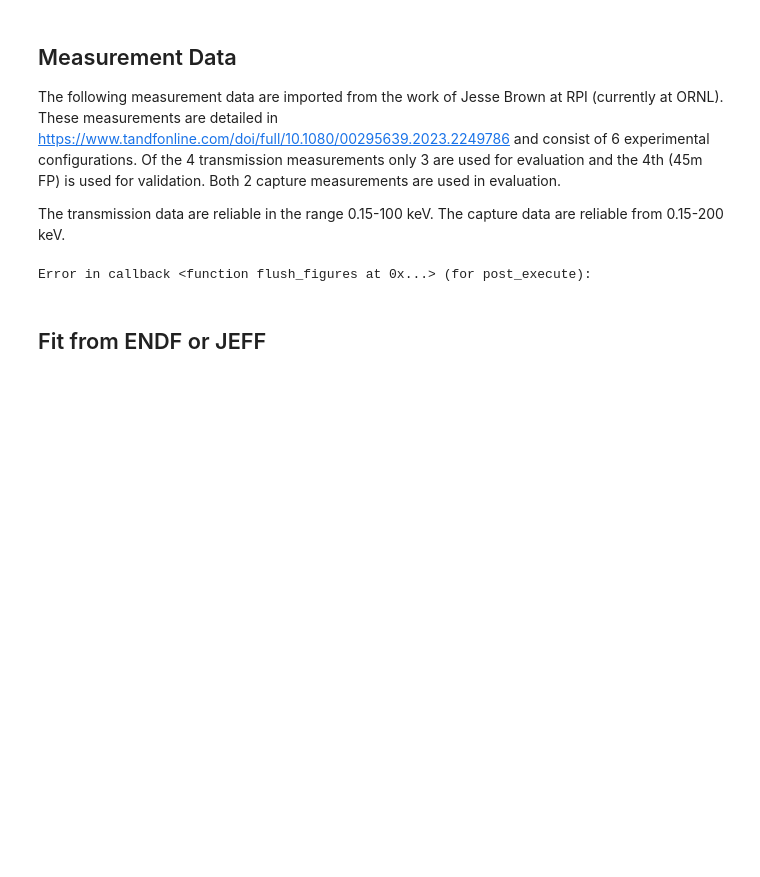
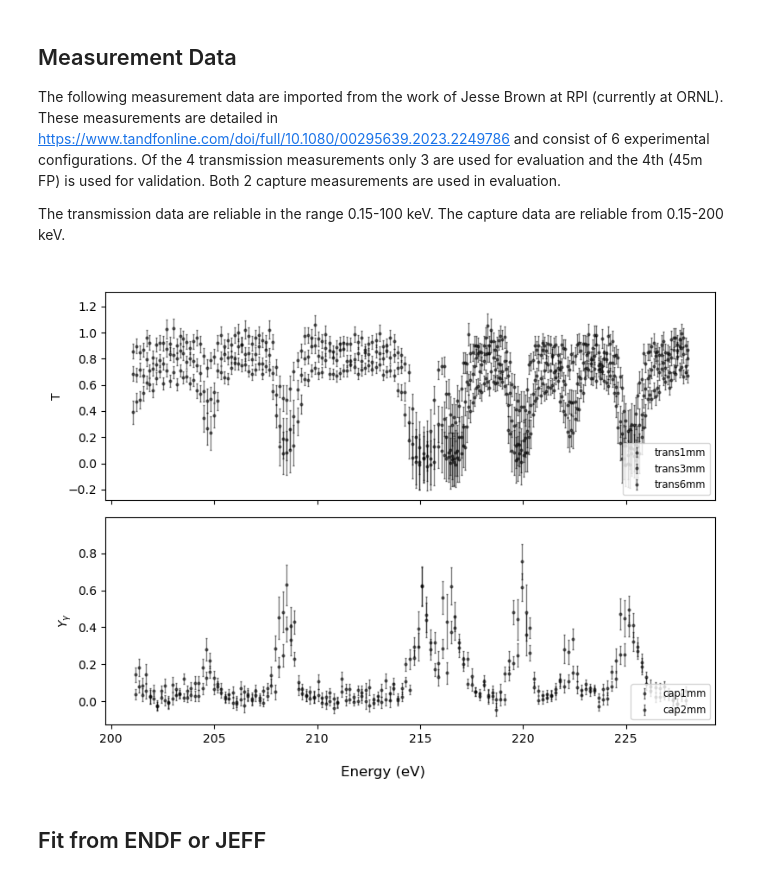
Before and after one commit to Naww137/ATARI, a Jupyter notebook: examples/Ta181_Analysis/AutoFitTa181.ipynb, the cells around one changed output. Saved outputs shown, nothing was run; the diff lists cells and outputs as text; code cells hidden in the pictures; blank space fills up the shorter version.

```diff
--- a/examples/Ta181_Analysis/AutoFitTa181.ipynb
+++ b/examples/Ta181_Analysis/AutoFitTa181.ipynb
@@ -46,12 +46,14 @@ def get_chw_and_upperE(E, FP):
 # Emax, chw = get_chw_and_upperE(capdat1.E, 45.27)
 # print(Emax)
 # print(chw)
+# energy_range_all = [150, 6000]
+energy_range_all = [201, 228]
 # %%
 ### 1mm capture data
 capdat1 = sammy_functions.readlst("./yield_ta1b_unsmooth.dat")
 expcap1 = Experimental_Model(title = "cap1mm",
                                 reaction ="capture",
-                                energy_range = [150, 6000],
+                                energy_range = energy_range_all,
                                 n = (0.005631, 0),
                                 FP = (45.27, 0.05),
                                 burst= (8.0,1.0),
@@ -69,7 +71,7 @@ capdat1 = capdat1[(capdat1.E<max(expcap1.energy_range)) & (capdat1.E>min(expcap1
 capdat2 = sammy_functions.readlst("./yield_ta2_unsmooth.dat")
 expcap2 = Experimental_Model(   title = "cap2mm",
                                 reaction = "capture",
-                                energy_range = [150, 6000],
+                                energy_range = energy_range_all,
                                 n = (0.011179, 0.0),
                                 FP = (45.27, 0.05),
                                 burst = (8.0,1.0),
@@ -89,7 +91,7 @@ transdat1_covfile = './trans-Ta-1mm.idc'
 chw, Emax = get_chw_and_upperE(transdat1.E, 100.14)
 exptrans1 = Experimental_Model(title = "trans1mm",
                                reaction = "transmission",
-                               energy_range = [150, 6000],
+                               energy_range = energy_range_all,
 
                                 n = (0.00566,0.0),
                                 FP = (100.14,0.0),
@@ -110,7 +112,7 @@ transdat3 = sammy_functions.readlst("./trans-Ta-3mm.twenty")
 transdat3_covfile = "./trans-Ta-3mm.idc"
 exptrans3 = Experimental_Model(title = "trans3mm",
                                reaction = "transmission",
-                               energy_range = [150, 6000],
+                               energy_range = energy_range_all,
 
                                 n = (0.017131,0.0),
                                 FP = (100.14,0.0),
@@ -132,7 +134,7 @@ transdat6 = sammy_functions.readlst("./trans-Ta-6mm.twenty")
 transdat6_covfile = "./trans-Ta-6mm.idc"
 exptrans6 = Experimental_Model(title = "trans6mm",
                                reaction = "transmission",
-                               energy_range = [150, 6000],
+                               energy_range = energy_range_all,
 
                                 n = (0.03356,0.0),
                                 FP = (100.14,0.0),
@@ -222,15 +349,20 @@ def plot(datasets, experiments, fits=[], priors=[], true=[]):
 # %%
 ### setup in zipped lists
 datasets = [capdat1, capdat2, transdat1, transdat3, transdat6]
 experiments= [expcap1, expcap2, exptrans1, exptrans3, exptrans6]
 covariance_data = [{}, {}, transdat1_covfile, transdat3_covfile, transdat6_covfile]
 templates = []
 for data, exp in zip(datasets, experiments):
     filepath = f'template_{exp.title}_edited'
     exp.template = os.path.realpath(filepath)
 
 
-fig = plot(datasets, experiments)
+
+fig = plot_datafits(datasets, experiments,
+    # true_pars = true_ladder,
+    prior_pars = pd.DataFrame(),
+)
+
 fig.tight_layout()
 # %% [output]
-Error in callback <function flush_figures at 0x...> (for post_execute):
+[figure, added]
```
Also changed, not shown: parts of 55 cells of this notebook, 3 other files.
